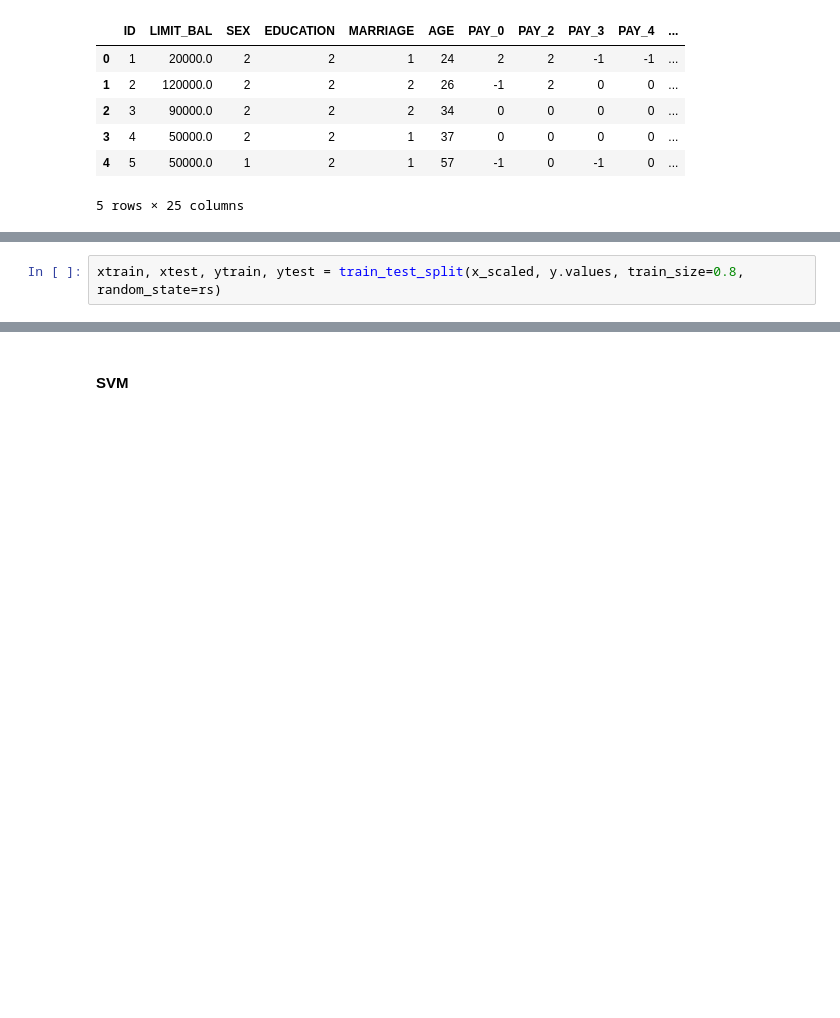
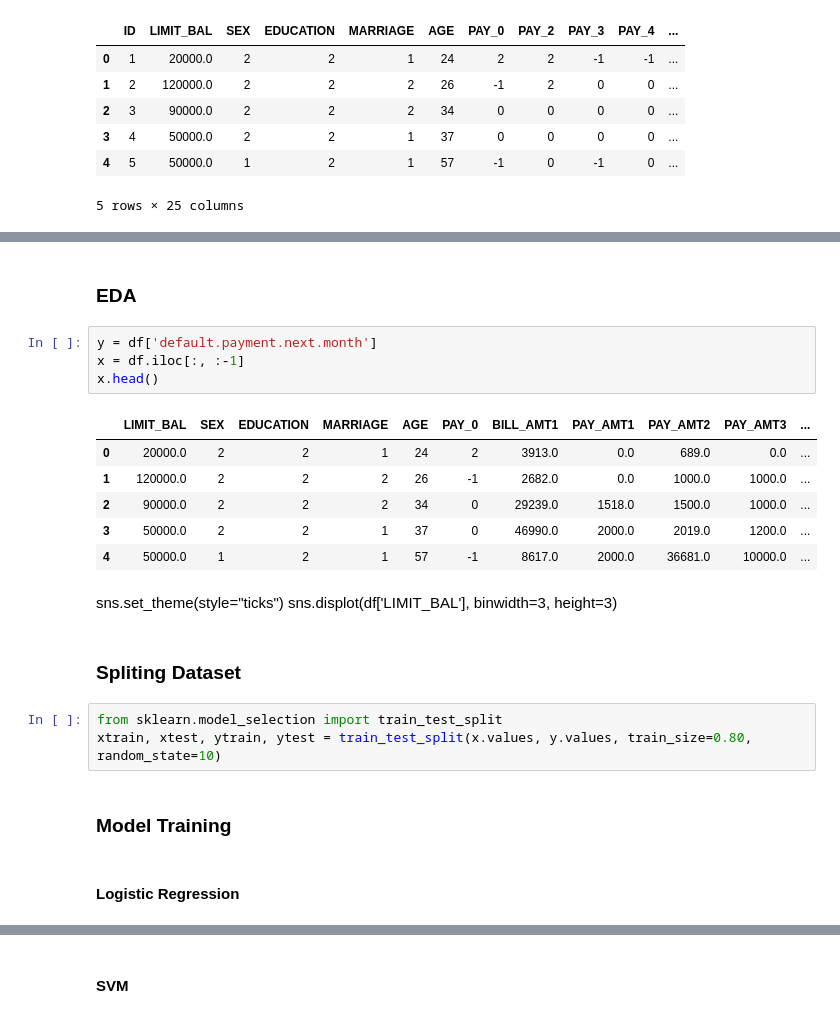
Before and after one commit to sabhashanki/Credit_Card_Default_iNeuron, a Jupyter notebook: credit_card.ipynb, the cells around one changed output, grey strips where cells are left out. Drawn from its saved outputs; the diff is of its cells as text; blank space fills up the shorter version.

```diff
--- a/credit_card.ipynb
+++ b/credit_card.ipynb
@@ -151,4 +118,27 @@ rs = 10
+# %% [markdown]
+### EDA
+# %%
+y = df['default.payment.next.month']
+x = df.iloc[:, :-1]
+x.head()
+# %% [output]
+|  | LIMIT_BAL | SEX | EDUCATION | MARRIAGE | AGE | PAY_0 | BILL_AMT1 | PAY_AMT1 | PAY_AMT2 | PAY_AMT3 | ... |
+| 0 | 20000.0 | 2 | 2 | 1 | 24 | 2 | 3913.0 | 0.0 | 689.0 | 0.0 | ... |
+| 1 | 120000.0 | 2 | 2 | 2 | 26 | -1 | 2682.0 | 0.0 | 1000.0 | 1000.0 | ... |
+| 2 | 90000.0 | 2 | 2 | 2 | 34 | 0 | 29239.0 | 1518.0 | 1500.0 | 1000.0 | ... |
+| 3 | 50000.0 | 2 | 2 | 1 | 37 | 0 | 46990.0 | 2000.0 | 2019.0 | 1200.0 | ... |
+| 4 | 50000.0 | 1 | 2 | 1 | 57 | -1 | 8617.0 | 2000.0 | 36681.0 | 10000.0 | ... |
+# %% [markdown]
+sns.set_theme(style="ticks")
+sns.displot(df['LIMIT_BAL'], binwidth=3, height=3)
+# %% [markdown]
+### Spliting Dataset
 # %%
-xtrain, xtest, ytrain, ytest = train_test_split(x_scaled, y.values, train_size=0.8, random_state=rs)
+from sklearn.model_selection import train_test_split
+xtrain, xtest, ytrain, ytest = train_test_split(x.values, y.values, train_size=0.80, random_state=10)
+# %% [markdown]
+### Model Training
+# %% [markdown]
+#### Logistic Regression
 # %%
 from sklearn.linear_model import LogisticRegression
```
Also changed, not shown: parts of 40 cells of this notebook, 1 other file.
